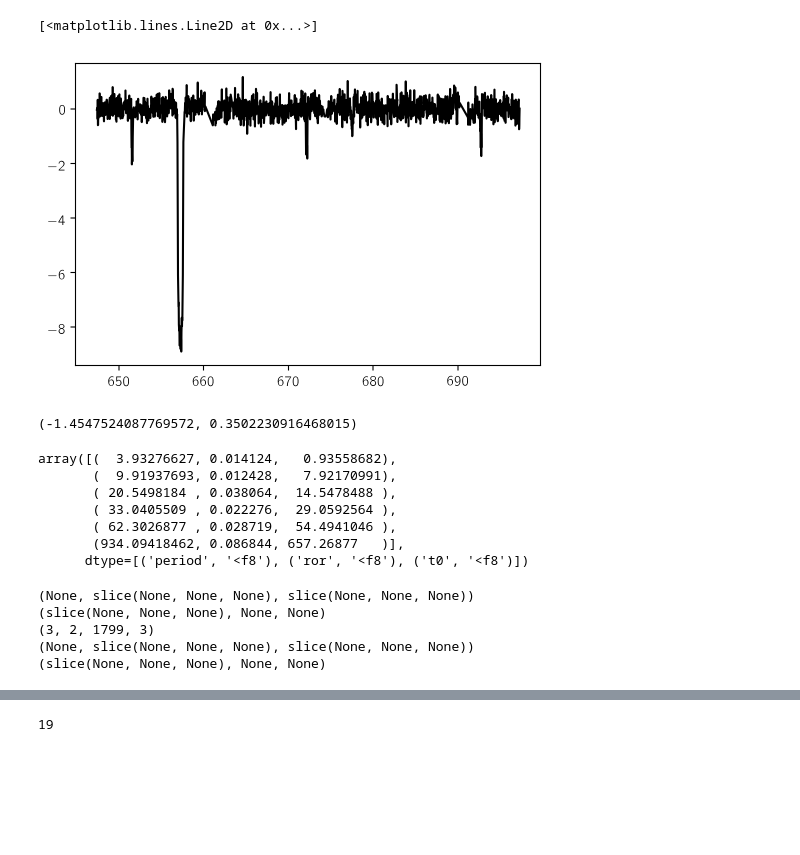
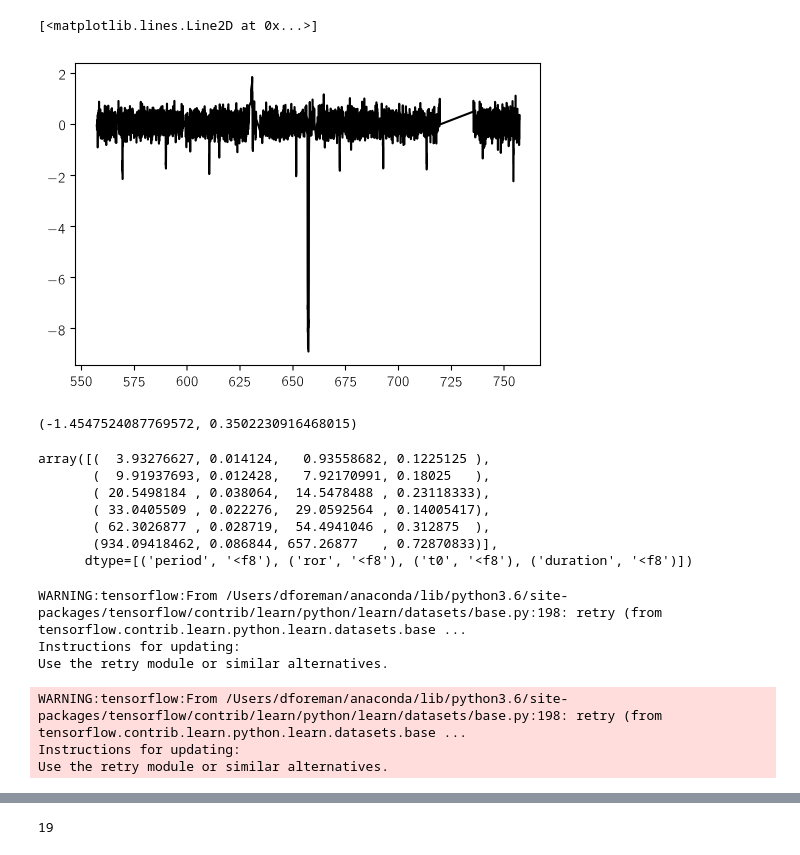
Before and after one commit to exoplanet-dev/exoplanet, a Jupyter notebook: multi.ipynb, the cells around one changed output, grey strips where cells are left out. Saved outputs shown, nothing was run; the diff lists cells and outputs as text; code cells hidden in the pictures; blank space fills up the shorter version.

```diff
--- a/multi.ipynb
+++ b/multi.ipynb
@@ -55,19 +55,21 @@ texp = np.ascontiguousarray(np.concatenate(texp), dtype=np.float64)
 # %%
 kois = star.kois
 spec = np.empty(len(kois),
-                dtype=[("period", float), ("ror", float), ("t0", float)])
+                dtype=[("period", float), ("ror", float), ("t0", float), ("duration", float)])
 for i, koi in enumerate(kois):
     spec["period"][i] = koi.koi_period
     spec["ror"][i] = koi.koi_ror
     spec["t0"][i] = koi.koi_time0bk % koi.koi_period
+    spec["duration"][i] = koi.koi_duration / 24.0
 spec = spec[np.argsort(spec["period"])]
 # %%
 t0 = spec["t0"][-1]
-rng = (t0 - 10 < t) & (t < t0 + 40)
+tau = spec["duration"][-1]
+rng = (t0 - 100 < t) & (t < t0 + 100)
 plt.plot(t[rng], y[rng], "k")
 # %% [output]
 [<matplotlib.lines.Line2D at 0x...>]
-[figure, old version]
+[figure, new version]
 # %%
 gkf = Table.read("kepler_dr2_1arcsec.fits", format="fits").to_pandas()
 star = gkf[gkf.kepid.astype(int) == kepid].iloc[0]
@@ -92,23 +94,20 @@ print(log_dens)
 # %%
 spec
 # %% [output]
-array([(  3.93276627, 0.014124,   0.93558682),
-       (  9.91937693, 0.012428,   7.92170991),
-       ( 20.5498184 , 0.038064,  14.5478488 ),
-       ( 33.0405509 , 0.022276,  29.0592564 ),
-       ( 62.3026877 , 0.028719,  54.4941046 ),
-       (934.09418462, 0.086844, 657.26877   )],
-      dtype=[('period', '<f8'), ('ror', '<f8'), ('t0', '<f8')])
+array([(  3.93276627, 0.014124,   0.93558682, 0.1225125 ),
+       (  9.91937693, 0.012428,   7.92170991, 0.18025   ),
+       ( 20.5498184 , 0.038064,  14.5478488 , 0.23118333),
+       ( 33.0405509 , 0.022276,  29.0592564 , 0.14005417),
+       ( 62.3026877 , 0.028719,  54.4941046 , 0.312875  ),
+       (934.09418462, 0.086844, 657.26877   , 0.72870833)],
+      dtype=[('period', '<f8'), ('ror', '<f8'), ('t0', '<f8'), ('duration', '<f8')])
 # %%
 T = tf.float64
 
 G_grav = 2945.462538537765
 factor = (G_grav / (3 * np.pi)) ** (1./3)
 
-nint = 3
-dt = tf.constant(texp[rng][:, None] * np.linspace(-0.5, 0.5, 2*nint+1)[1:-1:2], dtype=T)
-tmid_tensor = tf.constant(t[rng], dtype=T)
-t_tensor = tmid_tensor[:, None] + dt
+t_tensor = tf.constant(t[rng], dtype=T)
 y_tensor = tf.constant(y[rng], dtype=T)
 yerr_tensor = tf.constant(yerr[rng], dtype=T)
 
@@ -131,10 +130,10 @@ pls = [2, 5]
 n_pl = len(pls)
 log_Ps = []
 for p in spec["period"][pls]:
-    bounds = None
-#     bounds = (np.log(p - 1), np.log(p + 1))
-#     if p > 365:
-#         bounds = (np.log(10), np.log(100*365.))
+#     bounds = None
+    bounds = (np.log(p - 1), np.log(p + 1))
+    if p > 365:
+        bounds = (np.log(10), np.log(100*365.))
     log_Ps.append(tfm.Parameter(np.log(p), bounds=bounds, dtype=T))
 log_P = tf.stack([p.value for p in log_Ps])
 
@@ -145,6 +144,7 @@ e = tfm.Parameter(np.random.uniform(0, 0.01, n_pl), bounds=(0, 1.0), dtype=T)
 # e = tfm.Parameter(np.zeros(n_pl), dtype=T)
 omega_vec = tfm.UnitVector(np.random.randn(n_pl, 2), dtype=T)
 
+period = tf.exp(log_P)
 ror = tf.exp(log_r.value)
 a = factor * tf.exp((2.0 * log_P + log_rho_star.value) / 3.0)
 cosi = tf.abs(b.value) / a
@@ -154,12 +154,35 @@ sin_omega = omega_vec.value[:, 0]
 cos_omega = omega_vec.value[:, 1]
 omega = tf.atan2(sin_omega, cos_omega)
 
-print(kepler.sky_position(tf.exp(log_P), t0.value, e.value, omega, incl, t_tensor).shape)
-coords = a[None, :, None, None] * kepler.sky_position(tf.exp(log_P), t0.value, e.value, omega, incl, t_tensor)
+# Set up the interpolation grid for each planet
+nint = 5
+dt = texp * np.linspace(-0.5, 0.5, 2*nint+1)[1:-1:2]
+hp = 0.5 * period
+grid = 1.5 * spec["duration"][pls][:, None] * np.linspace(-0.5, 0.5, int(np.ceil(10 * spec["duration"].max() / texp)))[None, :]
+grid_phase = tf.constant(grid, dtype=T) + hp[:, None]
+grid = tf.constant(grid[:, :, None] + dt[None, None, :], dtype=T)
+
+# Solve Kepler's equation on the grid
+coords = a[None, :, None, None] * kepler.sky_position(
+    period[:, None, None],
+    tf.zeros((n_pl, 1, 1), dtype=T),  # <- t0
+    e.value[:, None, None],
+    omega[:, None, None],
+    incl[:, None, None],
+    grid)
+
+# Compute the sky position and the transit light curve on the grid
 d = tf.sqrt(tf.reduce_sum(tf.square(coords[:2]), axis=0))
 delta = transit.transit_depth(ld, d, ror[:, None, None]+tf.zeros_like(d), direction=coords[2], n_integrate=100)
+transit_grid = 1e3 * tf.reduce_mean(delta, axis=-1)
 
-transit_model = flux.value - 1e3 * tf.reduce_mean(tf.reduce_sum(delta, axis=0), axis=1)
+# Compute the time coordinate for each planet
+arg = tf.add(t_tensor[None, :], (-t0.value + hp)[:, None], name="wftadd")
+# phase = tf.mod(arg, period[:, None], name="wtfmod")   # - hp[:, None]
+# p = period[:, None]  # -tf.ones(n_pl, dtype=T)
+transit_model = flux.value - tf.reduce_sum(interp.interp1d(arg, period, grid_phase, transit_grid), axis=0)
+
+# transit_model = flux.value - 1e3 * tf.reduce_mean(tf.reduce_sum(delta, axis=0), axis=1)
 
 err2 = tf.square(yerr_tensor) + tf.exp(log_jitter.value)
 chi2 = tf.reduce_sum(tf.square(transit_model - y_tensor) / err2 + tf.log(err2))
@@ -174,13 +197,15 @@ log_prob += tf.reduce_sum((alpha-1)*tf.log(e.value) + (beta-1)*tf.log(1-e.value)
 
 params = [flux, log_jitter, q, log_rho_star] + log_Ps + [log_r, t0, b, e, omega_vec]
 model = tfm.Model(log_prob, params, session=session)
+grad = tf.gradients(log_prob, model.get_parameters())
 
 opt = tf.contrib.opt.ScipyOptimizerInterface(chi2, model.get_parameters())
 
 session.run(tf.global_variables_initializer())
 # %% [output]
-(None, slice(None, None, None), slice(None, None, None))
-(slice(None, None, None), None, None)
-(3, 2, 1799, 3)
-(None, slice(None, None, None), slice(None, None, None))
-(slice(None, None, None), None, None)
+WARNING:tensorflow:From /Users/dforeman/anaconda/lib/python3.6/site-packages/tensorflow/contrib/learn/python/learn/datasets/base.py:198: retry (from tensorflow.contrib.learn.python.learn.datasets.base ...
+Instructions for updating:
+Use the retry module or similar alternatives.
+WARNING:tensorflow:From /Users/dforeman/anaconda/lib/python3.6/site-packages/tensorflow/contrib/learn/python/learn/datasets/base.py:198: retry (from tensorflow.contrib.learn.python.learn.datasets.base ...
+Instructions for updating:
+Use the retry module or similar alternatives.
```
Also changed, not shown: parts of 19 cells of this notebook, 15 other files.
